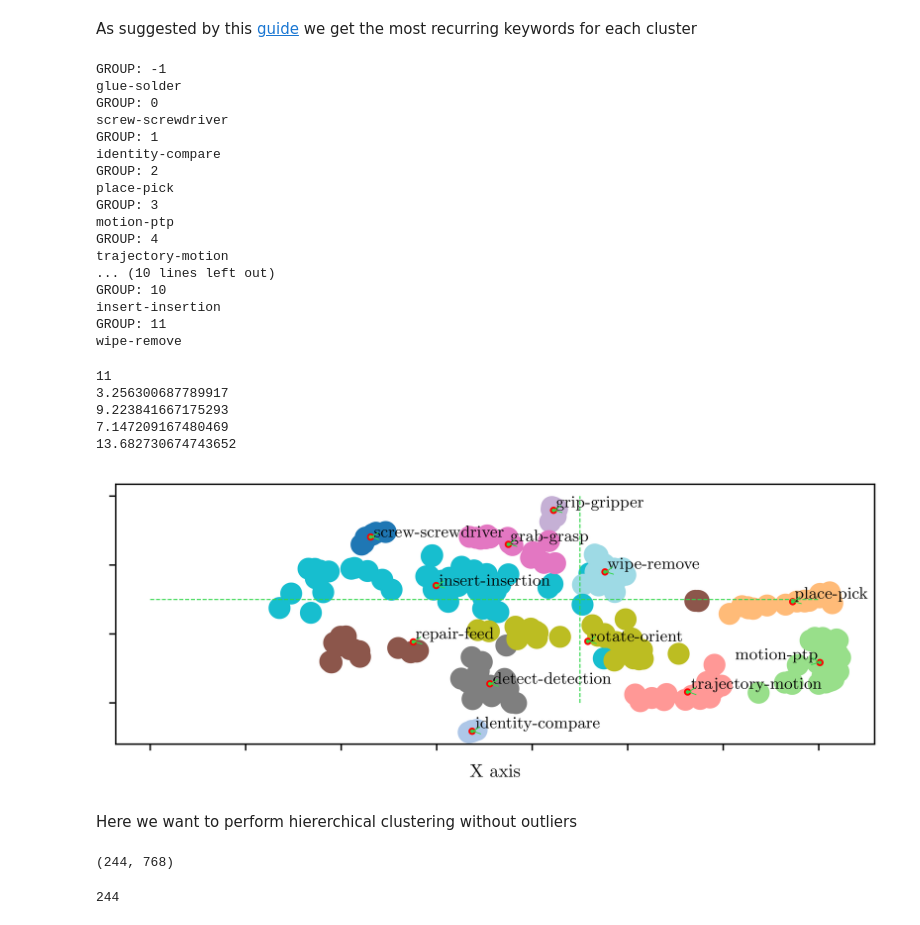
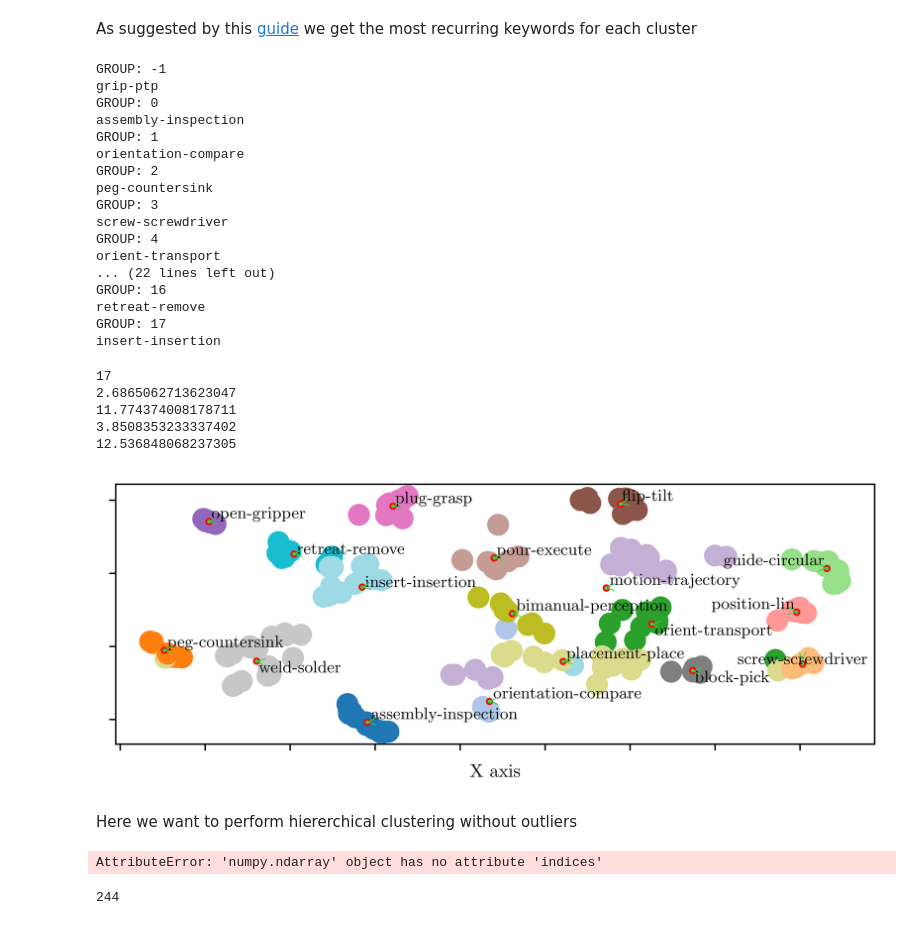
Before and after one commit to teiband/industrial-skill-review, a Jupyter notebook: src/FaissSearch/faissSearch.ipynb, the cells around one changed output. Cells and saved outputs as stored; diff of their text form; code cells hidden in the pictures.

```diff
--- a/src/FaissSearch/faissSearch.ipynb
+++ b/src/FaissSearch/faissSearch.ipynb
@@ -340,7 +339,7 @@ Text(0.5, 0, 'Keywords expressing each cluster')
 # %% [markdown]
 We now follow the guide of topic modelling, [guide](https://towardsdatascience.com/topic-modeling-with-bert-779f7db187e6)
 # %%
-n_neighbors=10
+n_neighbors=5
 n_components=2
 
 import umap
@@ -425,22 +424,22 @@ for i in keys:
     # need to add names to each of the group for visualization
 # %% [output]
 GROUP: -1
-glue-solder
+grip-ptp
 GROUP: 0
+assembly-inspection
+GROUP: 1
+orientation-compare
+GROUP: 2
+peg-countersink
+GROUP: 3
 screw-screwdriver
-GROUP: 1
-identity-compare
-GROUP: 2
-place-pick
-GROUP: 3
-motion-ptp
 GROUP: 4
-trajectory-motion
-... (10 lines left out)
-GROUP: 10
+orient-transport
+... (22 lines left out)
+GROUP: 16
+retreat-remove
+GROUP: 17
 insert-insertion
-GROUP: 11
-wipe-remove
 # %%
 # By knowing the names extracted from the clusters we can then assign them to the clusterDF which can plot the scatter plot
 labelsLong = []
@@ -459,11 +458,11 @@ print(max(clusterDF["x"]))
 print(min(clusterDF["y"]))
 print(max(clusterDF["y"]))
 # %% [output]
-11
-3.256300687789917
-9.223841667175293
-7.147209167480469
-13.682730674743652
+17
+2.6865062713623047
+11.774374008178711
+3.8508353233337402
+12.536848068237305
 # %%
 import numpy as np
 
@@ -505,35 +504,35 @@ groups = clustered.groupby('cluster')
 keys = groups.groups.keys()
 texts = []
 
 for i in keys:
 
     x = groups.get_group(i)['x'].mean()
     y = groups.get_group(i)['y'].mean()
 
 
     plt.plot(x, y, marker="o", markersize=3, markeredgecolor="red", markerfacecolor="#32d74b")
     #plt.annotate(groups.get_group(i).iloc[0]["keyword"], xy = (x,y))
     texts.append(plt.text(x, y, groups.get_group(i).iloc[0]["keyword"]))
 
 #plt.xticks(color='w')
 #plt.yticks(color='w')
 
 plt.xlabel("X axis", fontsize=10)
 
 #visualiplt.ylabel("Dimension 2", fontsize=10)
 
 # import tikzplotlib
 
 # tikzplotlib.save("D:/1. Papers/4. MyPapers/6_(20210609) Skill taxonomy/figures/knnClusteringWords.tex")
-plt.plot([6.5, 6.5], [8, 14], color='#32d74b', linestyle='--', linewidth=0.6)
-plt.plot([2, 9], [11, 11], color='#32d74b', linestyle='--', linewidth=0.6)
+#plt.plot([6.5, 6.5], [8, 14], color='#32d74b', linestyle='--', linewidth=0.6)
+#plt.plot([2, 9], [11, 11], color='#32d74b', linestyle='--', linewidth=0.6)
 # adjust_text(texts, only_move={'points':'y', 'texts':'y'}, arrowprops=dict(arrowstyle="->", color='r', lw=0.5))
 adjust_text(texts, only_move={'points':'x','texts':'y','objects':'x'}, arrowprops=dict(arrowstyle="->", color='#32d74b', lw=0.5))
 #plt.plot([3, 11], [10.5, 10.5], color='#8A8AFF', linestyle='--', linewidth=1)
 
 plt.savefig('D:/1. Papers/4. MyPapers/6_(20210609) Skill taxonomy/figures/knnClusteringWords.pgf', dpi=600, bbox_inches = 'tight')
 plt.show()
 # %% [output]
-[figure, old version]
+[figure, new version]
 # %% [markdown]
 Here we want to perform hiererchical clustering without outliers
@@ -545,15 +539,18 @@ if "pos" in clusteredDef:
-# %%
-from sentence_transformers import SentenceTransformer
-# initialize sentence transformer model
-#model = SentenceTransformer('bert-base-nli-mean-tokens') #this is outdated: https://huggingface.co/sentence-transformers/bert-base-nli-mean-tokens
-# info: https://www.sbert.net/docs/pretrained_models.html
-model = SentenceTransformer('all-mpnet-base-v2')
-# create sentence embeddings
-CLUSTEREDsentence_embeddings = model.encode(clusteredDef)
-CLUSTEREDsentence_embeddings.shape
-#print(sentence_embeddings)
-# %% [output]
-(244, 768)
+# %%
+embd_list = []
+
+for i in range(len(sentence_embeddings):
+    embd_list[i] = i
+
+d = {'primitive':clusterDF['primitive'].to_list(),'cluster':clusterDF['cluster'].to_list(), 'embedding': embd_list}
+
+clustersEmbeddings = pd.DataFrame(d)
+
+clusteredEmb = clustersEmbeddings.loc[clustersEmbeddings.cluster != -1, :]
+
+CLUSTEREDsentence_embeddings = clusteredEmb['embedding'].to_list()
+# %% [output]
+AttributeError: 'numpy.ndarray' object has no attribute 'indices'
 # %%
 import numpy as np
 
```
Also changed, not shown: parts of 5 cells of this notebook, 3 other files.
